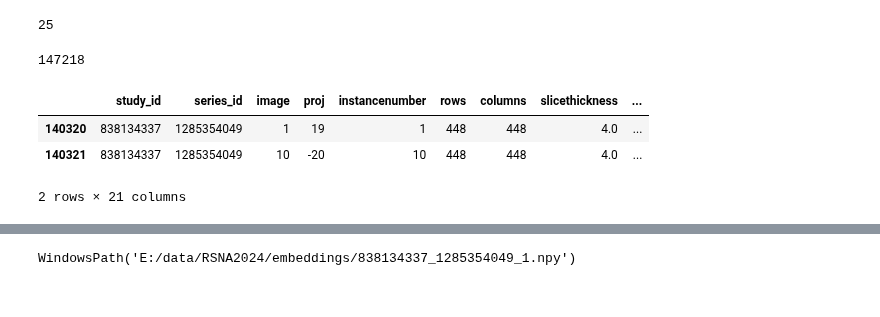
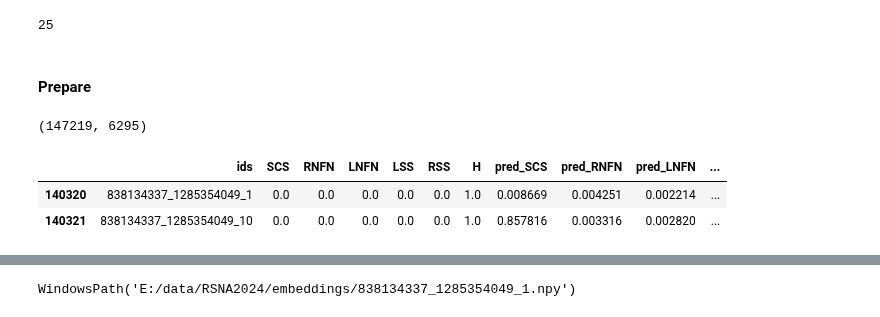
Before and after one commit to rosulucian/deep_learning_playground, a Jupyter notebook: kaggle/RSNA/rnn.ipynb, the cells around one changed output, grey strips where cells are left out. Cells and saved outputs as stored; diff of their text form; code cells hidden in the pictures.

```diff
--- a/kaggle/RSNA/rnn.ipynb
+++ b/kaggle/RSNA/rnn.ipynb
@@ -160,6 +169,7 @@ train_df = pd.read_csv(CFG.TRAIN_CSV)
 train_desc_df = pd.read_csv(CFG.TRAIN_DESC_CSV)
 coords_df = pd.read_csv(CFG.COORDS_CSV)
 files_df = pd.read_csv(CFG.FILES_CSV)
+preds_df = pd.read_csv(CFG.PREDS_CSV)
 
-train_df.shape, train_desc_df.shape, coords_df.shape, files_df.shape
+train_df.shape, train_desc_df.shape, coords_df.shape, files_df.shape, preds_df.shape
 # %% [output]
@@ -168,0 +177,5 @@ train_df.fillna('N', inplace=True)
+# %%
+train_desc_df['ss_id'] = train_desc_df.apply(lambda row: f'{row.study_id}_{row.series_id}', axis=1)
+preds_df['ss_id'] = preds_df.apply(lambda row: f'{row.study_id}_{row.series_id}', axis=1)
+
+train_desc_df.head(2)
@@ -168,0 +199,4 @@ train_df.fillna('N', inplace=True)
+# %%
+preds_df = pd.merge(preds_df, train_desc_df.loc[:, ['ss_id', 'series_description']],  how='inner', left_on=['ss_id'], right_on=['ss_id'])
+
+preds_df.sample(2)
@@ -168,0 +207,4 @@ train_df.fillna('N', inplace=True)
+# %%
+preds_df = pd.merge(preds_df, files_df.loc[:, ['instance_id', 'proj']],  how='inner', left_on=['ids'], right_on=['instance_id'])
+
+preds_df.sample(2)
@@ -212,20 +277,22 @@ array(['SCSL1L2', 'SCSL2L3', 'SCSL3L4', 'SCSL4L5', 'SCSL5S1', 'RNFNL4L5',
 coords_df.cl.nunique()
 # %% [output]
 25
+# %% [markdown]
+#### Prepare
 # %%
 embed_files = os.listdir(CFG.embeds_path)
+stacked_files = os.listdir(CFG.stacked_path)
 
-len(embed_files)
+len(embed_files), len(stacked_files)
 # %% [output]
-147218
+(147219, 6295)
 # %%
 study_id = 838134337
 # %%
-selected_files = files_df[files_df.study_id == study_id]
+selected_files = preds_df[preds_df.study_id == study_id]
 
 selected_files.head(2)
 # %% [output]
-|  | study_id | series_id | image | proj | instancenumber | rows | columns | slicethickness | ... |
-| 140320 | 838134337 | 1285354049 | 1 | 19 | 1 | 448 | 448 | 4.0 | ... |
-| 140321 | 838134337 | 1285354049 | 10 | -20 | 10 | 448 | 448 | 4.0 | ... |
+|  | ids | SCS | RNFN | LNFN | LSS | RSS | H | pred_SCS | pred_RNFN | pred_LNFN | ... |
+| 140320 | 838134337_1285354049_1 | 0.0 | 0.0 | 0.0 | 0.0 | 0.0 | 1.0 | 0.008669 | 0.004251 | 0.002214 | ... |
+| 140321 | 838134337_1285354049_10 | 0.0 | 0.0 | 0.0 | 0.0 | 0.0 | 1.0 | 0.857816 | 0.003316 | 0.002820 | ... |
-2 rows × 21 columns
```
Also changed, not shown: parts of 80 cells of this notebook, 2 other files.
